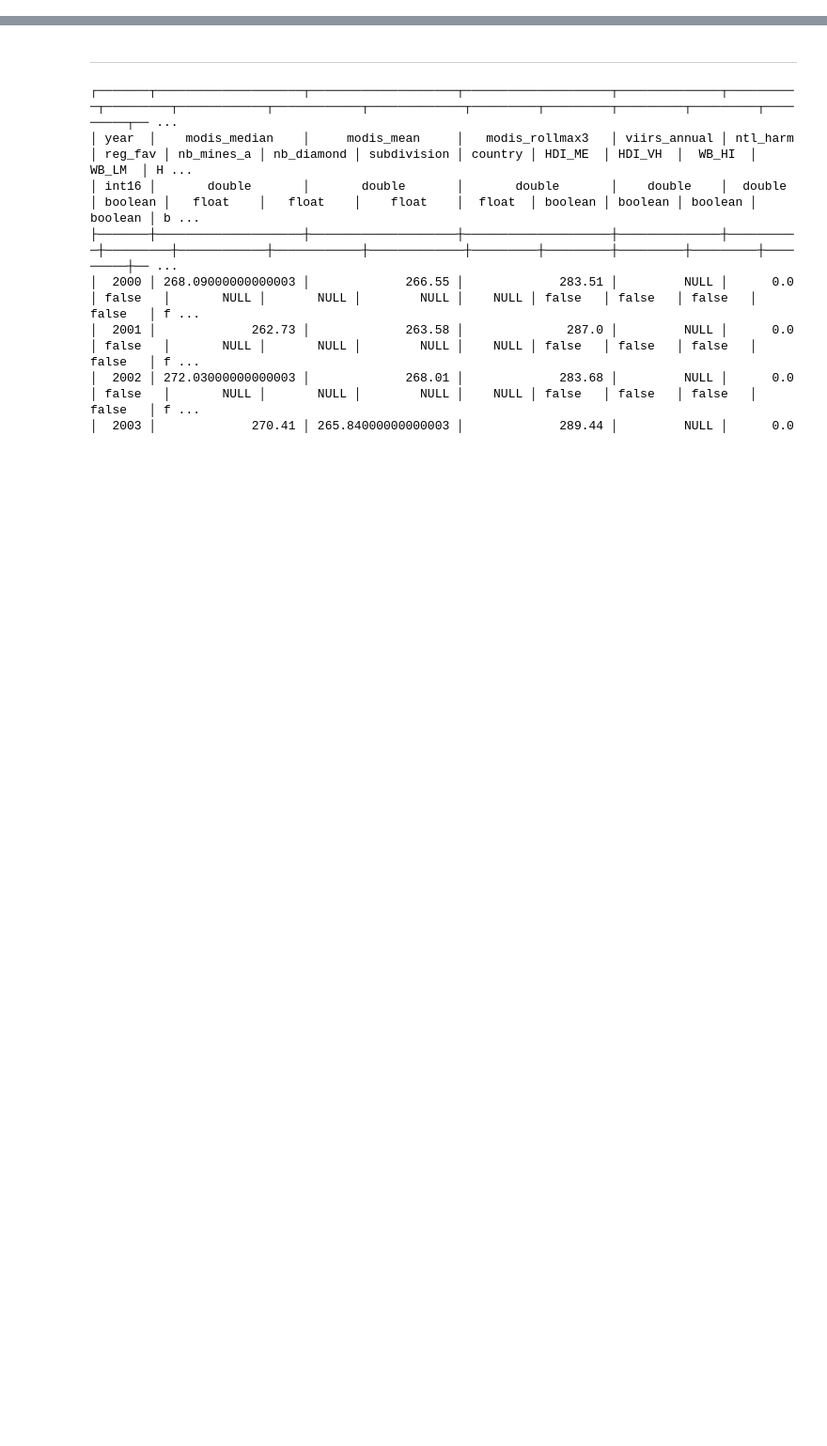
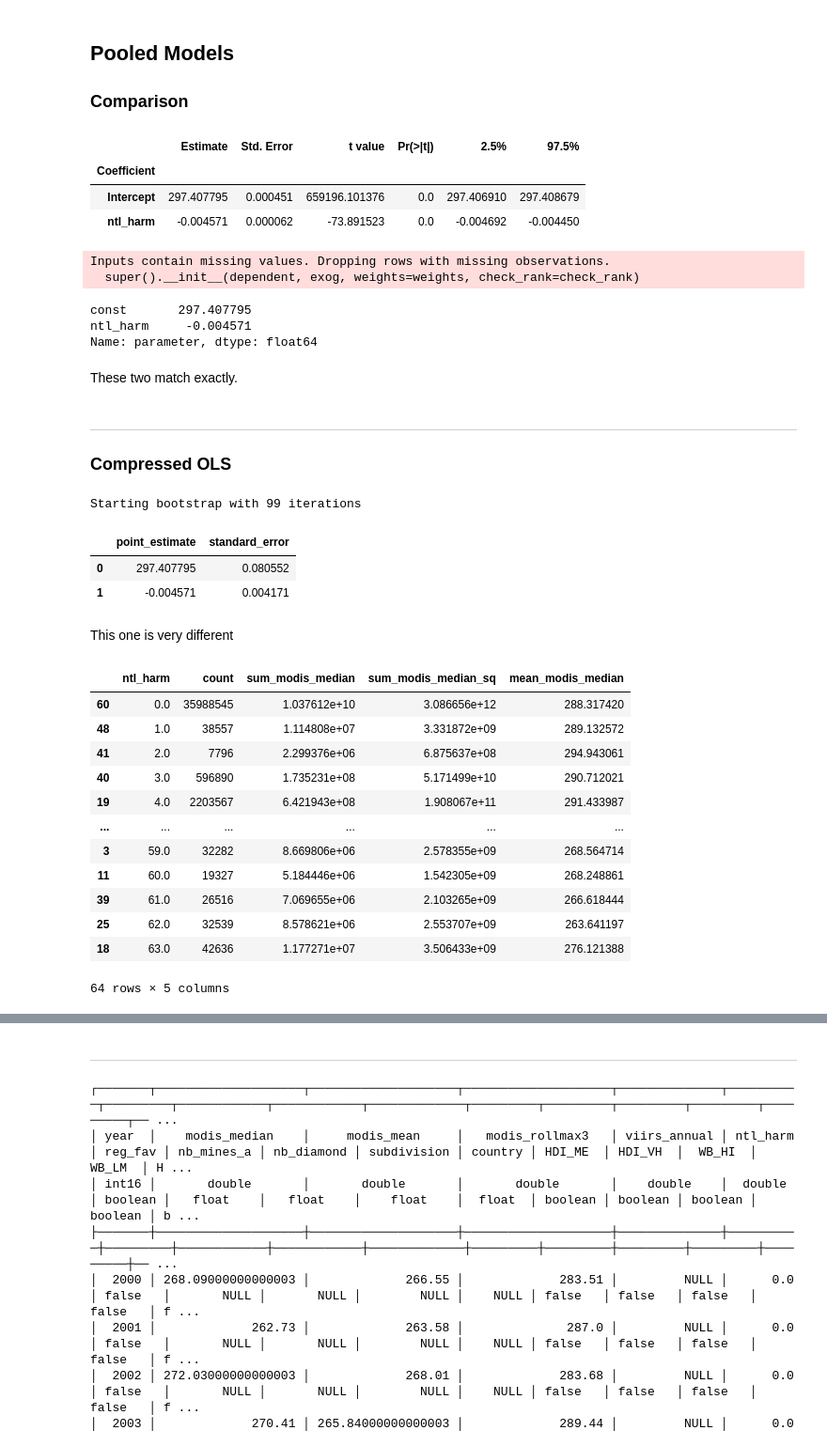
Before and after one commit to felixschulz385/growth-and-temperature, a Jupyter notebook: gnt/experiments/duckreg.ipynb, the cells around one changed output, grey strips where cells are left out. Shown at 94% size. Saved outputs shown, nothing was run; the diff lists cells and outputs as text; code cells hidden in the pictures; blank space fills up the shorter version.

```diff
--- a/gnt/experiments/duckreg.ipynb
+++ b/gnt/experiments/duckreg.ipynb
@@ -91,0 +10,59 @@ restab
+# %% [markdown]
+## Pooled Models
+### Comparison
+# %%
+modis = pd.read_parquet("/scicore/home/meiera/schulz0022/projects/growth-and-temperature/data_nobackup/assembled/modis_subset.parquet")
+fit = pf.feols("modis_median ~ ntl_harm", modis)
+fit.tidy()
+# %% [output]
+|  | Estimate | Std. Error | t value | Pr(>|t|) | 2.5% | 97.5% |
+| Coefficient |  |  |  |  |  |  |
+| Intercept | 297.407795 | 0.000451 | 659196.101376 | 0.0 | 297.406910 | 297.408679 |
+| ntl_harm | -0.004571 | 0.000062 | -73.891523 | 0.0 | -0.004692 | -0.004450 |
+# %%
+modis_index = modis.set_index(["pixel_id", "year"])
+mod = PanelOLS(modis_index["modis_median"], sm.add_constant(modis_index[["ntl_harm"]]))
+res = mod.fit(cov_type='unadjusted')
+res.params
+# %% [output]
+Inputs contain missing values. Dropping rows with missing observations.
+  super().__init__(dependent, exog, weights=weights, check_rank=check_rank)
+const       297.407795
+ntl_harm     -0.004571
+Name: parameter, dtype: float64
+# %% [markdown]
+These two match exactly.
+# %% [markdown]
+---
+
+### Compressed OLS
+# %%
+m = compressed_ols(
+    formula="modis_median ~ ntl_harm", #pixel_id + year
+    data="/scicore/home/meiera/schulz0022/projects/growth-and-temperature/data_nobackup/assembled/modis_subset.parquet",
+    n_bootstraps=99,
+    round_strata=5,
+    seed=42,
+    fe_method="mundlak",
+    duckdb_kwargs={
+        "temp_directory": "/scicore/home/meiera/schulz0022/projects/growth-and-temperature/data_nobackup/assembled/scratch/duckdb_swap",
+        "memory_limit": "48GB",
+        "max_temp_directory_size": "1024GB",
+        "enable_progress_bar": "true"
+        },
+)
+results = m.summary()
+restab = pd.DataFrame(
+    np.c_[results["point_estimate"], results["standard_error"]],
+    columns=["point_estimate", "standard_error"],
+)
+# %% [output]
+Starting bootstrap with 99 iterations
+# %%
+restab
+# %% [output]
+|  | point_estimate | standard_error |
+| 0 | 297.407795 | 0.080552 |
+| 1 | -0.004571 | 0.004171 |
+# %% [markdown]
+This one is very different
@@ -91,0 +100,16 @@ restab
+# %%
+m.df_compressed.sort_values("ntl_harm")
+# %% [output]
+|  | ntl_harm | count | sum_modis_median | sum_modis_median_sq | mean_modis_median |
+| 60 | 0.0 | 35988545 | 1.037612e+10 | 3.086656e+12 | 288.317420 |
+| 48 | 1.0 | 38557 | 1.114808e+07 | 3.331872e+09 | 289.132572 |
+| 41 | 2.0 | 7796 | 2.299376e+06 | 6.875637e+08 | 294.943061 |
+| 40 | 3.0 | 596890 | 1.735231e+08 | 5.171499e+10 | 290.712021 |
+| 19 | 4.0 | 2203567 | 6.421943e+08 | 1.908067e+11 | 291.433987 |
+| ... | ... | ... | ... | ... | ... |
+| 3 | 59.0 | 32282 | 8.669806e+06 | 2.578355e+09 | 268.564714 |
+| 11 | 60.0 | 19327 | 5.184446e+06 | 1.542305e+09 | 268.248861 |
+| 39 | 61.0 | 26516 | 7.069655e+06 | 2.103265e+09 | 266.618444 |
+| 25 | 62.0 | 32539 | 8.578621e+06 | 2.553707e+09 | 263.641197 |
+| 18 | 63.0 | 42636 | 1.177271e+07 | 3.506433e+09 | 276.121388 |
+64 rows × 5 columns
```
Also changed, not shown: parts of 27 cells of this notebook, 2 other files.
